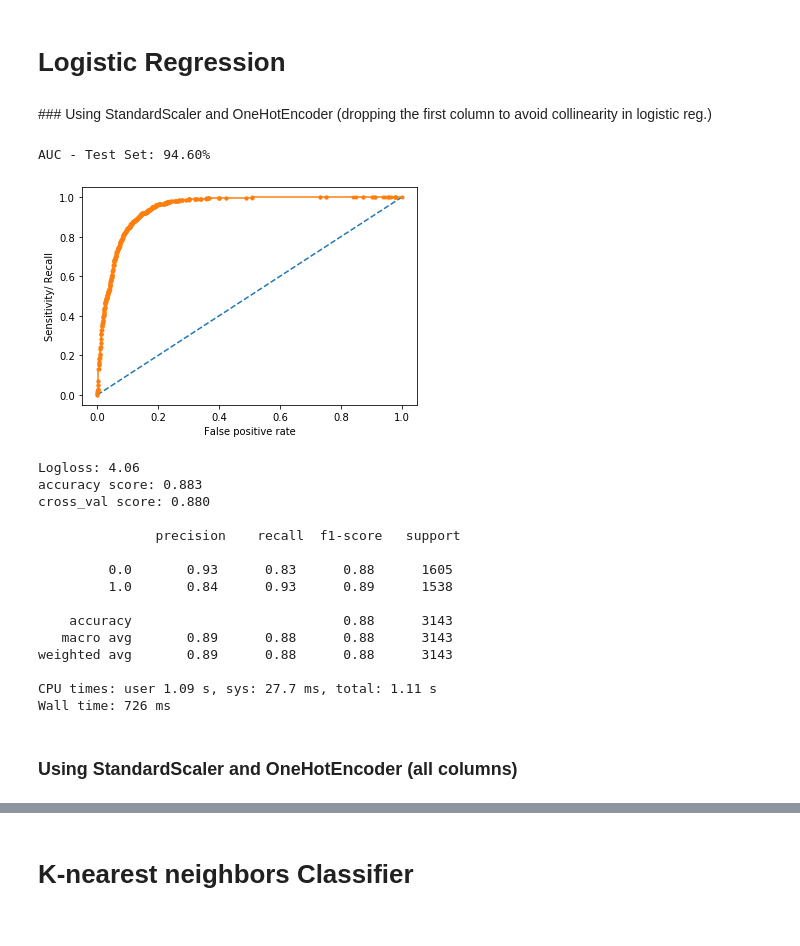
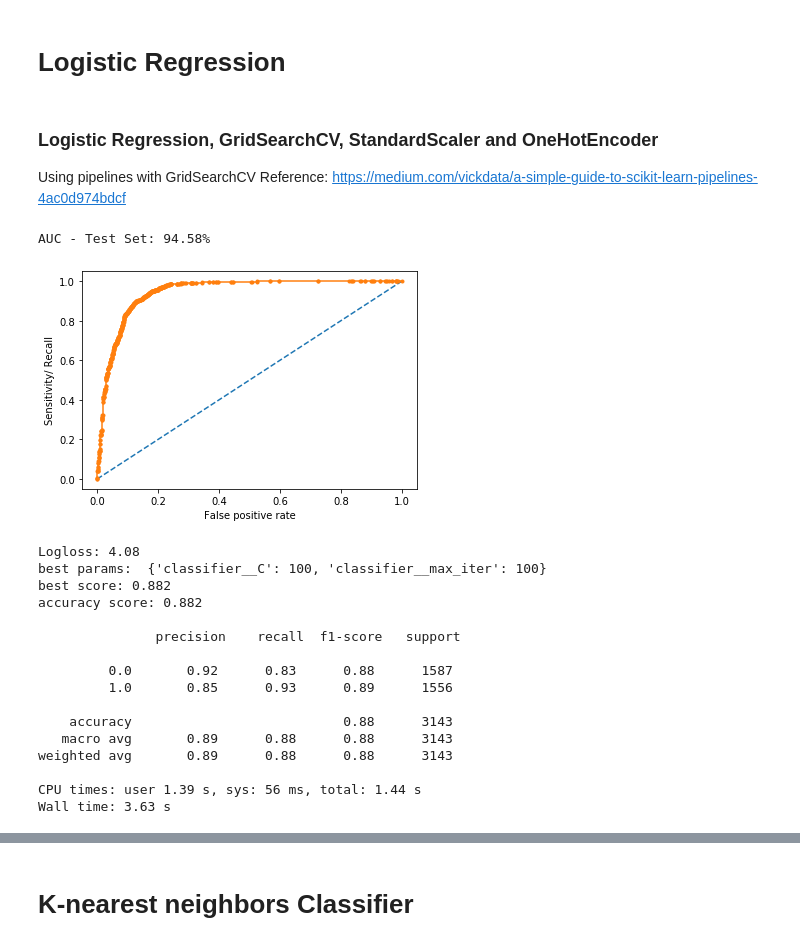
Before and after one commit to daniel-isidro/hot_n_pop_song_machine, a Jupyter notebook: modeling/modeling.ipynb, the cells around one changed output, grey strips where cells are left out. Drawn from its saved outputs; the diff is of its cells as text; code cells hidden in the pictures.

```diff
--- a/modeling/modeling.ipynb
+++ b/modeling/modeling.ipynb
@@ -55,10 +55,15 @@ Index(['danceability', 'energy', 'key', 'loudness', 'mode', 'speechiness',
       dtype='object')
 # %% [markdown]
 # Logistic Regression
-# %% [markdown]
-### Using StandardScaler and OneHotEncoder (dropping the first column to avoid collinearity in logistic reg.)
+# %% [markdown]
+### Logistic Regression, GridSearchCV, StandardScaler and OneHotEncoder
+
+Using pipelines with GridSearchCV
+Reference: https://medium.com/vickdata/a-simple-guide-to-scikit-learn-pipelines-4ac0d974bdcf
 # %%
 %%time
+
+# Removing outliers (only in training dataset to avoid data leakage)
 
 import pandas as pd
 import numpy as np
@@ -68,9 +73,10 @@ from sklearn.compose import ColumnTransformer
 from sklearn.pipeline import Pipeline
 from sklearn.impute import SimpleImputer
 from sklearn.preprocessing import RobustScaler, OneHotEncoder, StandardScaler
+from sklearn.model_selection import train_test_split, GridSearchCV
+from sklearn.metrics import classification_report, roc_auc_score, roc_curve, log_loss
 from sklearn.linear_model import LogisticRegression
-from sklearn.model_selection import train_test_split, GridSearchCV, cross_val_score
-from sklearn.metrics import classification_report, roc_auc_score, roc_curve, log_loss
+from scipy import stats
 
 X = df.drop(['type', 'id', 'uri', 'track_href', 'analysis_url', 'success'], axis=1)
 y = df['success']
@@ -90,60 +96,67 @@ preprocessor = ColumnTransformer(
         ('num', numeric_transformer, numeric_features),
         ('cat', categorical_transformer, categorical_features)])
 
-# Append classifier to preprocessing pipeline
-# Now we have a full prediction pipeline
-
 clf = Pipeline(steps=[('preprocessor', preprocessor),
-                      ('classifier', LogisticRegression(max_iter=1000, n_jobs=-1))])
+                      ('classifier', LogisticRegression())])
 
 X_train, X_test, y_train, y_test = train_test_split(X, y, test_size=0.2)
 
-clf.fit(X_train, y_train)
+param_grid = {'classifier__max_iter': [100, 500, 1000, 5000, 10000],
+              'classifier__C': [0.01, 0.1, 1, 10, 100, 1000]}
+
+CV = GridSearchCV(clf,
+                  param_grid,
+                  scoring='accuracy',
+                  return_train_score=True,
+                  n_jobs=-1)
+
+CV.fit(X_train, y_train)
 
 #predict probabilities
-probs = clf.predict_proba(X_test)
+probs = CV.predict_proba(X_test)
 #predict probabilities for the positive outcome only
 probs = probs[:, 1]
 
 auc = roc_auc_score(y_test, probs)
 print('AUC - Test Set: %.2f%%' % (auc*100))
 
 # calculate roc curve
 fpr, tpr, thresholds = roc_curve(y_test, probs)
 # plot no skill
 plt.plot([0, 1], [0, 1], linestyle='--')
 # plot the roc curve for the model
 plt.plot(fpr, tpr, marker='.')
 plt.xlabel('False positive rate')
 plt.ylabel('Sensitivity/ Recall')
 # show the plot
 plt.show();
 
 # predict and compute logloss
-pred = clf.predict(X_test)
+pred = CV.predict(X_test)
 accuracy = log_loss(y_test, pred)
 print('Logloss: %.2f' % (accuracy))
 
-print("accuracy score: %.3f" % clf.score(X_test, y_test))
-print("cross_val score: %.3f" % cross_val_score(clf,X,y,cv=5,scoring="accuracy", n_jobs=-1).mean())
-print("\n", classification_report(y_test,clf.predict(X_test)))
+print('best params: ', CV.best_params_)
+print('best score: %.3f' % CV.best_score_)
+
+print('accuracy score: %.3f' % CV.score(X_test, y_test))
+print('\n', classification_report(y_test,CV.predict(X_test)))
 # %% [output]
-AUC - Test Set: 94.60%
+AUC - Test Set: 94.58%
-[figure, old version]
+[figure, new version]
-Logloss: 4.06
-accuracy score: 0.883
-cross_val score: 0.880
+Logloss: 4.08
+best params:  {'classifier__C': 100, 'classifier__max_iter': 100}
+best score: 0.882
+accuracy score: 0.882
 
                precision    recall  f1-score   support
 
-         0.0       0.93      0.83      0.88      1605
-         1.0       0.84      0.93      0.89      1538
+         0.0       0.92      0.83      0.88      1587
+         1.0       0.85      0.93      0.89      1556
 
     accuracy                           0.88      3143
    macro avg       0.89      0.88      0.88      3143
 weighted avg       0.89      0.88      0.88      3143
 
-CPU times: user 1.09 s, sys: 27.7 ms, total: 1.11 s
-Wall time: 726 ms
+CPU times: user 1.39 s, sys: 56 ms, total: 1.44 s
+Wall time: 3.63 s
-# %% [markdown]
-### Using StandardScaler and OneHotEncoder (all columns)
```
Also changed, not shown: parts of 38 cells of this notebook.
